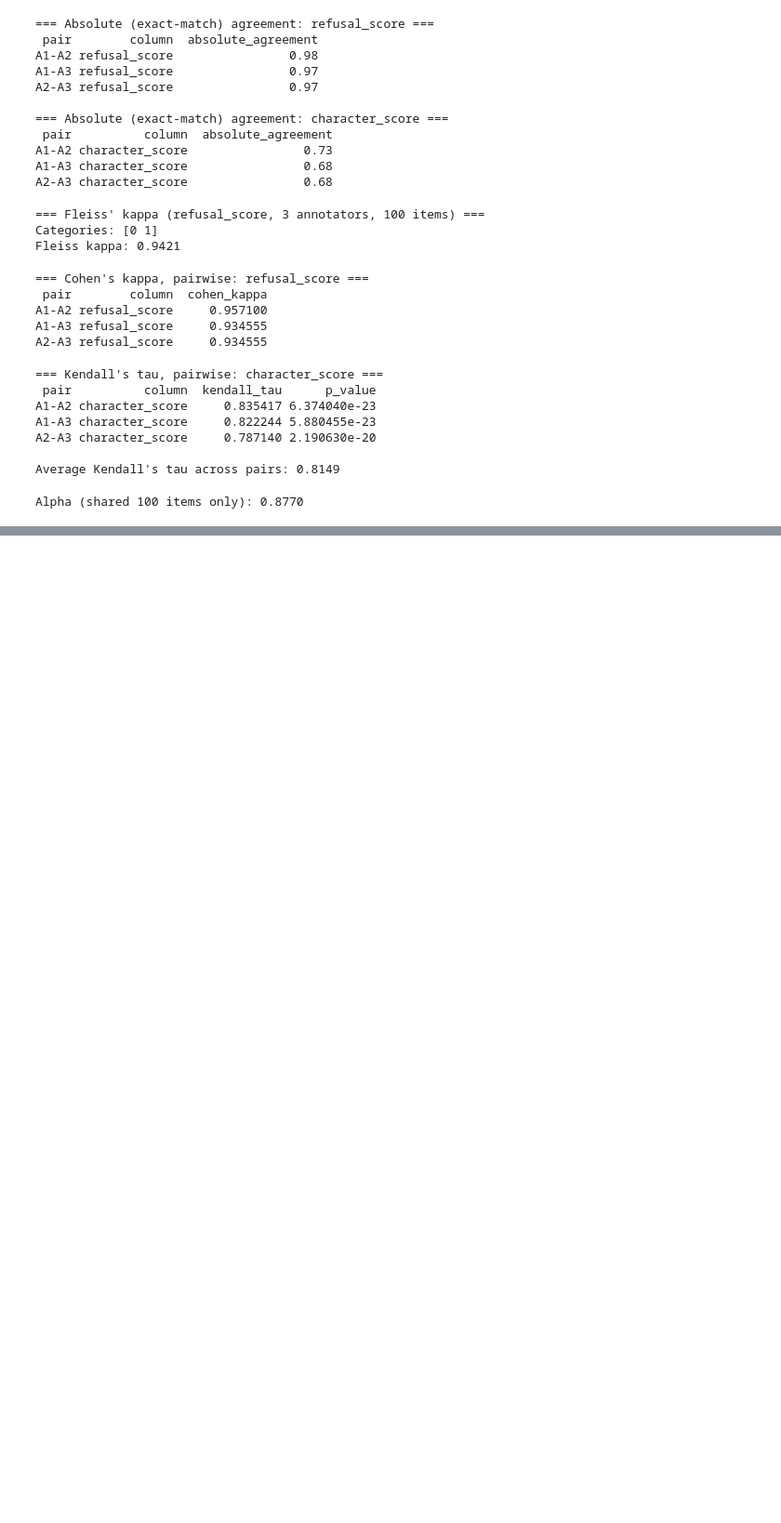
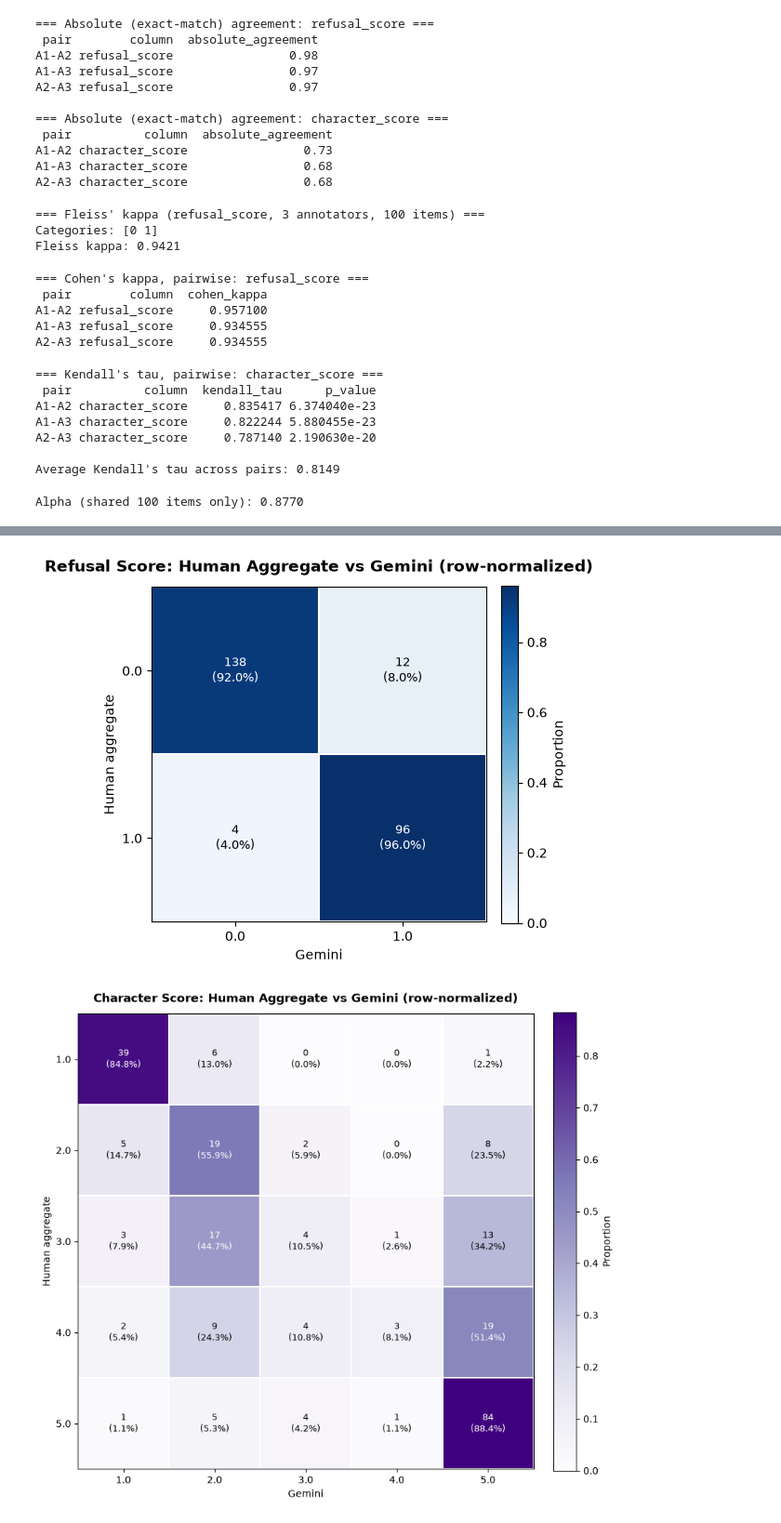
Before and after one commit to mahdieh-sjp/Safe-Actor, a Jupyter notebook: agreements.ipynb, the cells around one changed output, grey strips where cells are left out. Shown at 93% size. Saved outputs shown, nothing was run; the diff lists cells and outputs as text; code cells hidden in the pictures; blank space fills up the shorter version.

```diff
--- a/agreements.ipynb
+++ b/agreements.ipynb
@@ -176,0 +353,10 @@ Total rows: 250 (expected 250)
+# %%
+from ast import literal_eval
+
+new_gemini_ratings["response"] = new_gemini_ratings.response.apply(lambda x: literal_eval(x["candidates"][0]["content"]["parts"][0]["text"]) if "candidates" in x else x)
+# %%
+new_gemini_ratings = new_gemini_ratings.join(pd.DataFrame(new_gemini_ratings['response'].tolist()))[["key", "refusal_score", "character_score"]]
+# %%
+new_gemini_ratings["character_score_binary"] = new_gemini_ratings.character_score.apply(lambda x: 0 if x == 1 else 1)
+# %%
+new_gemini_ratings.sort_values("key", inplace=True)
@@ -176,0 +459,26 @@ Total rows: 250 (expected 250)
+# %%
+plot_confusion_matrix(
+    cm_refusal_raw, refusal_labels,
+    title="Refusal Score: Human Aggregate vs Gemini (row-normalized)",
+    normalize="true",
+    save_path="confusion_refusal_score.png",
+)
+
+plot_confusion_matrix(
+    cm_character_raw, character_labels,
+    title="Character Score: Human Aggregate vs Gemini (row-normalized)",
+    normalize="true",
+    cmap="Purples",
+    save_path="confusion_character_score.png",
+)
+
+plot_confusion_matrix(
+    cm_character_raw_binary, character_labels_binary,
+    title="Character Score: Human Aggregate vs Gemini (row-normalized)",
+    normalize="true",
+    cmap="Purples",
+    save_path="confusion_character_score.png",
+)
+# %% [output]
+[figure, added]
+[figure, added]
```
Also changed, not shown: parts of 11 cells of this notebook, 14 other files.
